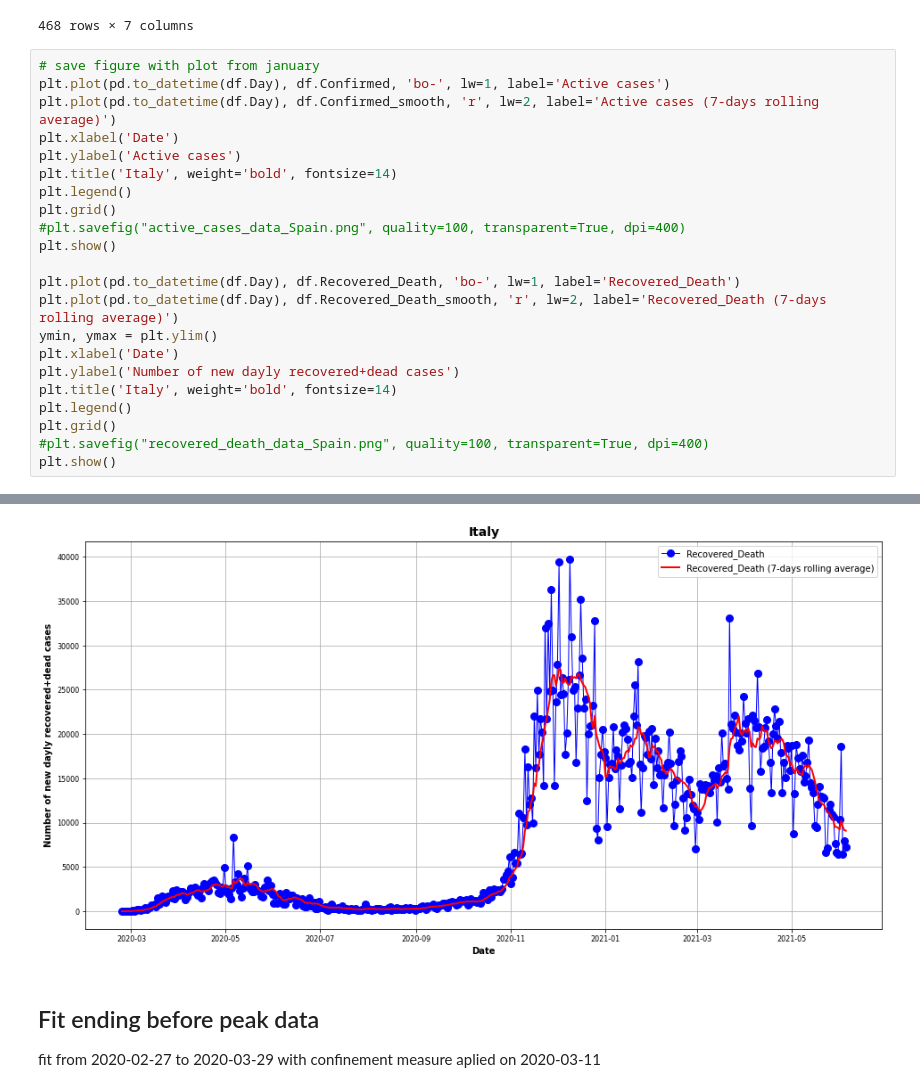
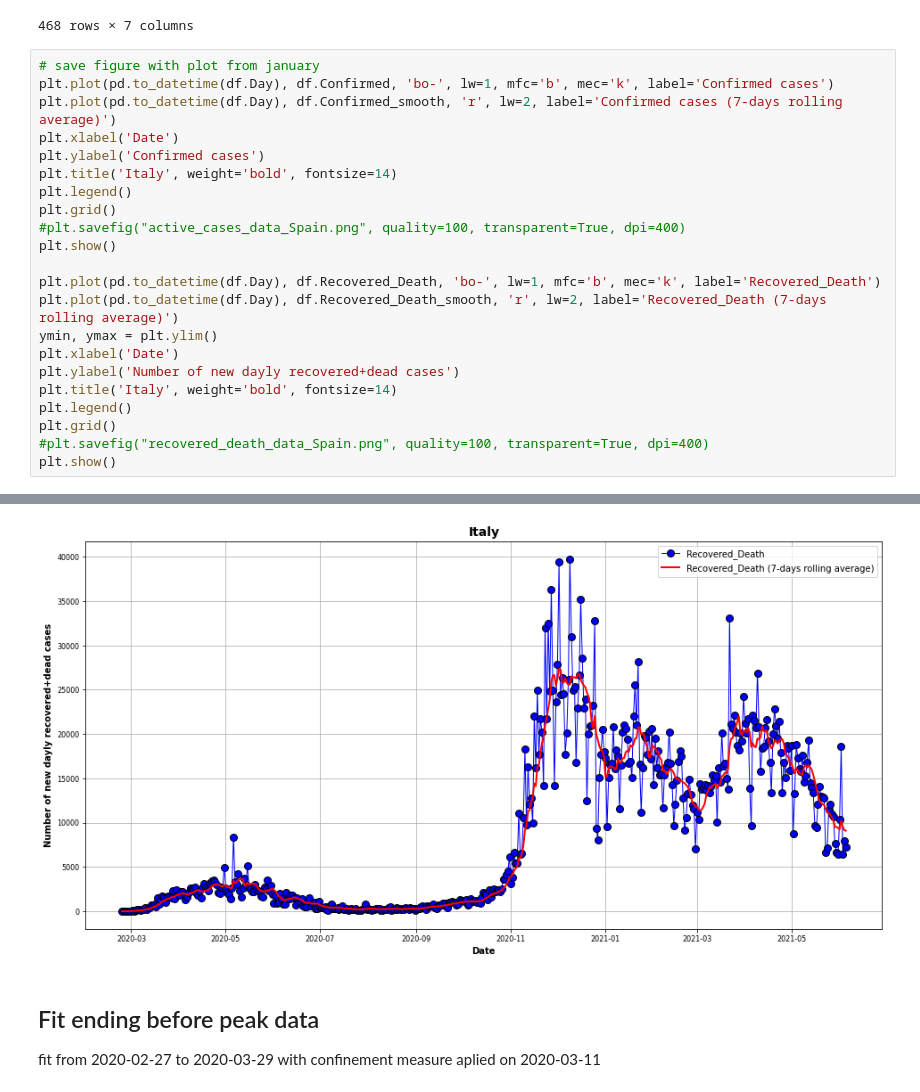
Before and after one commit to Nuelam9/Bayesian-inference-on-SCIR-epidemic-model, a Jupyter notebook: Optimization/Fit-Covid-Data.ipynb, the cells around one changed output, grey strips where cells are left out. Saved outputs shown, nothing was run; the diff lists cells and outputs as text.

```diff
--- a/Optimization/Fit-Covid-Data.ipynb
+++ b/Optimization/Fit-Covid-Data.ipynb
@@ -73,17 +74,17 @@ df
 468 rows × 7 columns
 # %%
 # save figure with plot from january
-plt.plot(pd.to_datetime(df.Day), df.Confirmed, 'bo-', lw=1, label='Active cases')
-plt.plot(pd.to_datetime(df.Day), df.Confirmed_smooth, 'r', lw=2, label='Active cases (7-days rolling average)')
+plt.plot(pd.to_datetime(df.Day), df.Confirmed, 'bo-', lw=1, mfc='b', mec='k', label='Confirmed cases')
+plt.plot(pd.to_datetime(df.Day), df.Confirmed_smooth, 'r', lw=2, label='Confirmed cases (7-days rolling average)')
 plt.xlabel('Date')
-plt.ylabel('Active cases')
+plt.ylabel('Confirmed cases')
 plt.title('Italy', weight='bold', fontsize=14)
 plt.legend()
 plt.grid()
 #plt.savefig("active_cases_data_Spain.png", quality=100, transparent=True, dpi=400)
 plt.show()
 
-plt.plot(pd.to_datetime(df.Day), df.Recovered_Death, 'bo-', lw=1, label='Recovered_Death')
+plt.plot(pd.to_datetime(df.Day), df.Recovered_Death, 'bo-', lw=1, mfc='b', mec='k', label='Recovered_Death')
 plt.plot(pd.to_datetime(df.Day), df.Recovered_Death_smooth, 'r', lw=2, label='Recovered_Death (7-days rolling average)')
 ymin, ymax = plt.ylim()
 plt.xlabel('Date')
@@ -98,4 +99,4 @@ plt.show()
-[figure, old version]
+[figure, new version]
 # %% [markdown]
 ## Fit ending before peak data
 fit from 2020-02-27 to 2020-03-29 with confinement measure aplied on 2020-03-11
```
Also changed, not shown: parts of 22 cells of this notebook, 17 other files.
